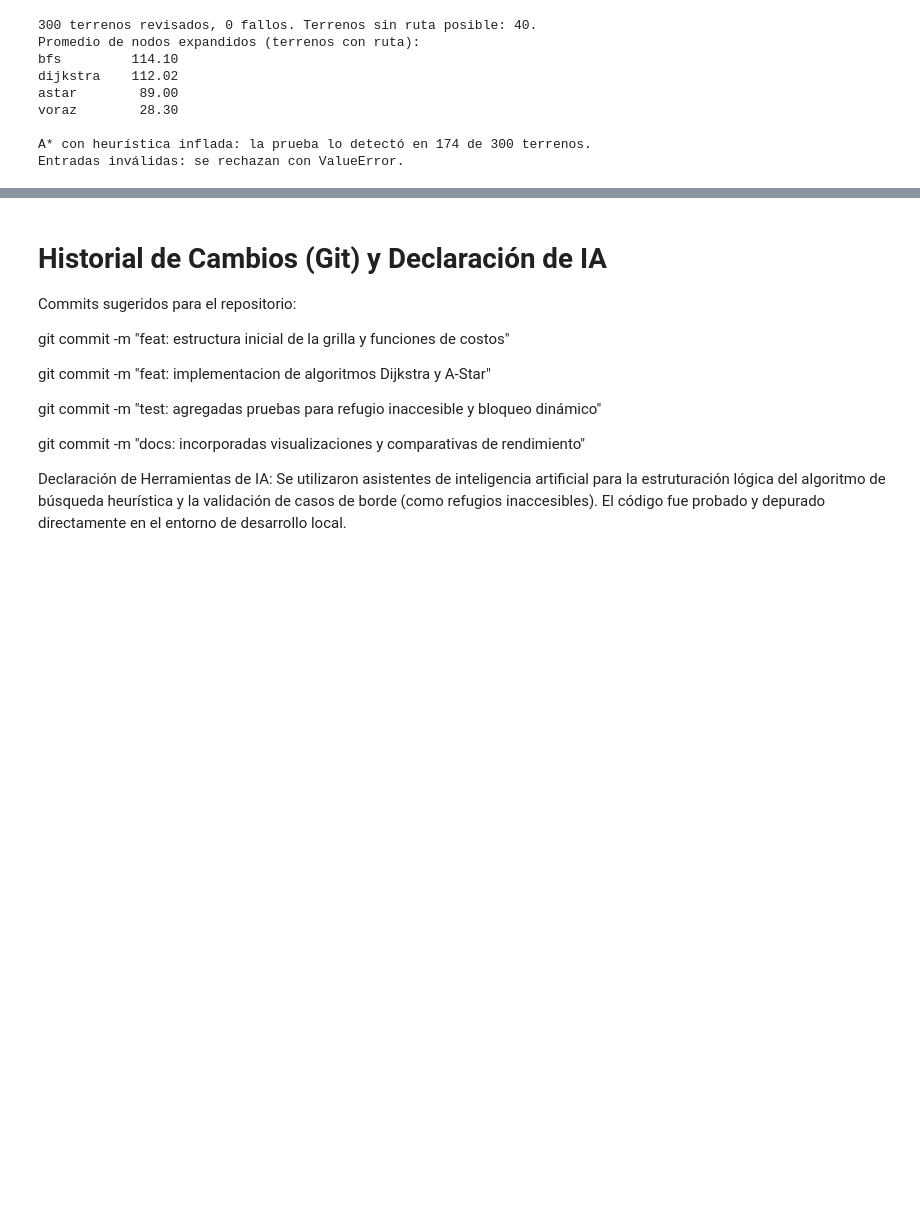
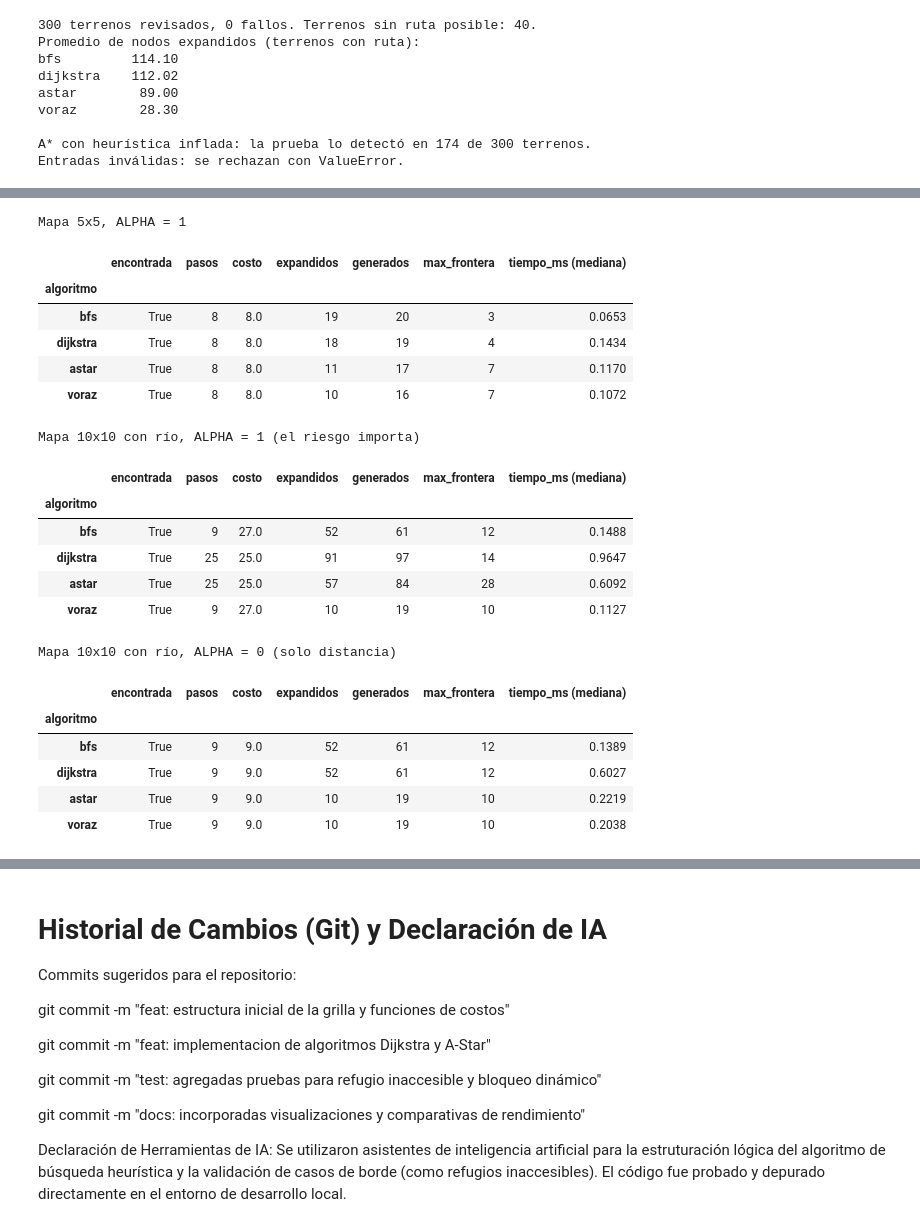
Before and after one commit to Venus108/Practica-de-Clase-2, a Jupyter notebook: Práctica_de_clase_2.ipynb, the cells around one changed output, grey strips where cells are left out. Drawn from its saved outputs; the diff is of its cells as text; code cells hidden in the pictures; blank space fills up the shorter version.

```diff
--- a/Práctica_de_clase_2.ipynb
+++ b/Práctica_de_clase_2.ipynb
@@ -587,0 +592,42 @@ Entradas inválidas: se rechazan con ValueError.
+# %%
+def tabla_comparacion(mapa, ini, ref, alpha=ALPHA, reps=100):
+    filas = []
+    for alg in ALGORITMOS_DISPONIBLES:
+        runs = [buscar_ruta_detalle(mapa, ini, ref, alg, alpha) for _ in range(reps)]
+        r = runs[0]
+        assert not r["encontrada"] or validar_ruta(mapa, r["ruta"], ini, ref, alpha, r["costo"])[0]
+        filas.append({"algoritmo": alg, "encontrada": r["encontrada"], "pasos": r["pasos"],
+                      "costo": r["costo"], "expandidos": r["expandidos"],
+                      "generados": r["generados"], "max_frontera": r["max_frontera"],
+                      "tiempo_ms (mediana)": round(float(np.median([x["tiempo_ms"] for x in runs])), 4)})
+    return pd.DataFrame(filas).set_index("algoritmo")
+
+print("Mapa 5x5, ALPHA = 1")
+display(tabla_comparacion(mapa_inundacion, inicio, refugio, 1.0))
+print("\nMapa 10x10 con río, ALPHA = 1 (el riesgo importa)")
+t_demo1 = tabla_comparacion(mapa_demo, ini_demo, ref_demo, 1.0)
+display(t_demo1)
+print("\nMapa 10x10 con río, ALPHA = 0 (solo distancia)")
+display(tabla_comparacion(mapa_demo, ini_demo, ref_demo, 0.0))
+# %% [output]
+Mapa 5x5, ALPHA = 1
+|  | encontrada | pasos | costo | expandidos | generados | max_frontera | tiempo_ms (mediana) |
+| algoritmo |  |  |  |  |  |  |  |
+| bfs | True | 8 | 8.0 | 19 | 20 | 3 | 0.0653 |
+| dijkstra | True | 8 | 8.0 | 18 | 19 | 4 | 0.1434 |
+| astar | True | 8 | 8.0 | 11 | 17 | 7 | 0.1170 |
+| voraz | True | 8 | 8.0 | 10 | 16 | 7 | 0.1072 |
+Mapa 10x10 con río, ALPHA = 1 (el riesgo importa)
+|  | encontrada | pasos | costo | expandidos | generados | max_frontera | tiempo_ms (mediana) |
+| algoritmo |  |  |  |  |  |  |  |
+| bfs | True | 9 | 27.0 | 52 | 61 | 12 | 0.1488 |
+| dijkstra | True | 25 | 25.0 | 91 | 97 | 14 | 0.9647 |
+| astar | True | 25 | 25.0 | 57 | 84 | 28 | 0.6092 |
+| voraz | True | 9 | 27.0 | 10 | 19 | 10 | 0.1127 |
+Mapa 10x10 con río, ALPHA = 0 (solo distancia)
+|  | encontrada | pasos | costo | expandidos | generados | max_frontera | tiempo_ms (mediana) |
+| algoritmo |  |  |  |  |  |  |  |
+| bfs | True | 9 | 9.0 | 52 | 61 | 12 | 0.1389 |
+| dijkstra | True | 9 | 9.0 | 52 | 61 | 12 | 0.6027 |
+| astar | True | 9 | 9.0 | 10 | 19 | 10 | 0.2219 |
+| voraz | True | 9 | 9.0 | 10 | 19 | 10 | 0.2038 |
```
Also changed, not shown: parts of 3 cells of this notebook.
